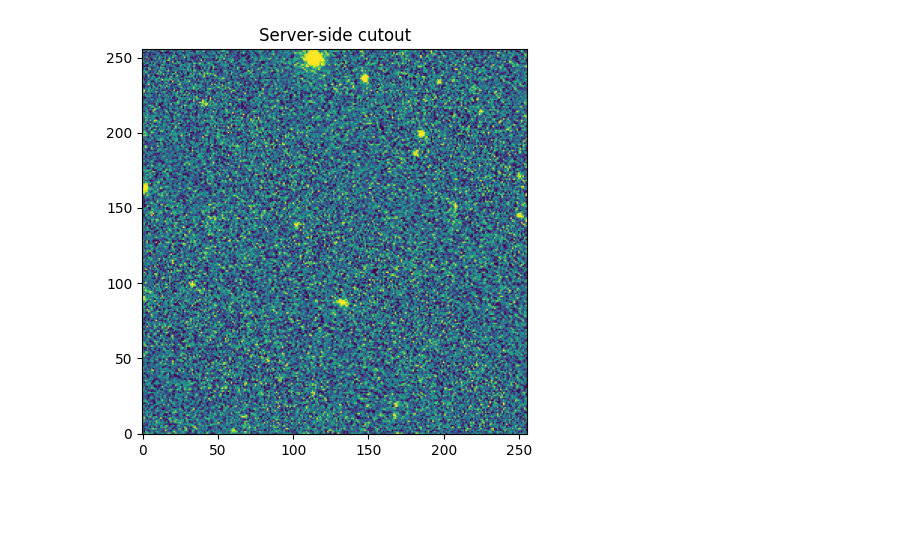
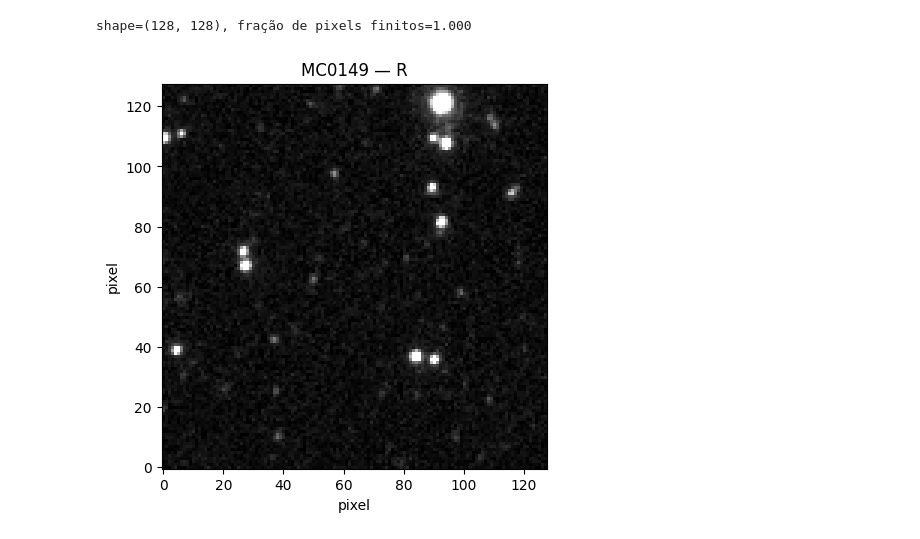
Before and after one commit to Schwarzam/SAB-AI-Scope-workshop, a Jupyter notebook: notebooks/04_images_as_data.ipynb, the cells around one changed output. Cells and saved outputs as stored; diff of their text form; code cells hidden in the pictures; blank space fills up the shorter version.

```diff
--- a/notebooks/04_images_as_data.ipynb
+++ b/notebooks/04_images_as_data.ipynb
@@ -9,10 +7,15 @@ Aqui a unidade de análise deixa de ser uma linha de catálogo. Usaremos as cole
 # %%
 import os
+from io import BytesIO
+
+import adss
+import matplotlib.pyplot as plt
 import numpy as np
 import pandas as pd
-import matplotlib.pyplot as plt
-import adss
+from astropy.io import fits
+from PIL import Image
 
-BASE_URL = "https://ai-scope.cbpf.br/"
+username = os.getenv("AI_SCOPE_USERNAME")
+password = os.getenv("AI_SCOPE_PASSWORD")
 
-cl = adss.ADSSClient(base_url=BASE_URL)
+cl = adss.ADSSClient(base_url="https://ai-scope.cbpf.br/")
@@ -40,25 +60,19 @@ pd.DataFrame(files).head()
 # %%
-from io import BytesIO
-from astropy.io import fits
-
-cutout_bytes = cl.create_stamp_by_coordinates(
-    collection_id=COLLECTION_ID,
-    ra=RA,
-    dec=DEC,
-    size=256,
-    filter="R",
-    size_unit="pixels",
-    format="fits",
-    pattern="swp.",
+stamp_bytes = cl.create_stamp(
+    file_id=int(science_file["id"]), ra=ra, dec=dec,
+    size=128, size_unit="pixels", format="fits",
 )
-
-with fits.open(BytesIO(cutout_bytes)) as hdul:
-    image = hdul[0].data if hdul[0].data is not None else hdul[1].data
-
-fig, ax = plt.subplots(figsize=(5,5))
+with fits.open(BytesIO(stamp_bytes)) as hdul:
+    image = next((hdu.data for hdu in hdul if hdu.data is not None), None)
+if image is None:
+    raise ValueError("O FITS retornado não contém plano de imagem.")
+finite_fraction = np.isfinite(image).mean()
+print(f"shape={image.shape}, fração de pixels finitos={finite_fraction:.3f}")
 lo, hi = np.nanpercentile(image, [5, 99.5])
-ax.imshow(image, origin="lower", vmin=lo, vmax=hi)
-ax.set(title="Server-side cutout")
+fig, ax = plt.subplots(figsize=(5, 5))
+ax.imshow(image, origin="lower", cmap="gray", vmin=lo, vmax=hi)
+ax.set(title=f"{science_file['object_name']} — R", xlabel="pixel", ylabel="pixel")
 plt.show()
 # %% [output]
+shape=(128, 128), fração de pixels finitos=1.000
-[figure, old version]
+[figure, new version]
```
Also changed, not shown: parts of 12 cells of this notebook, 7 other files.
